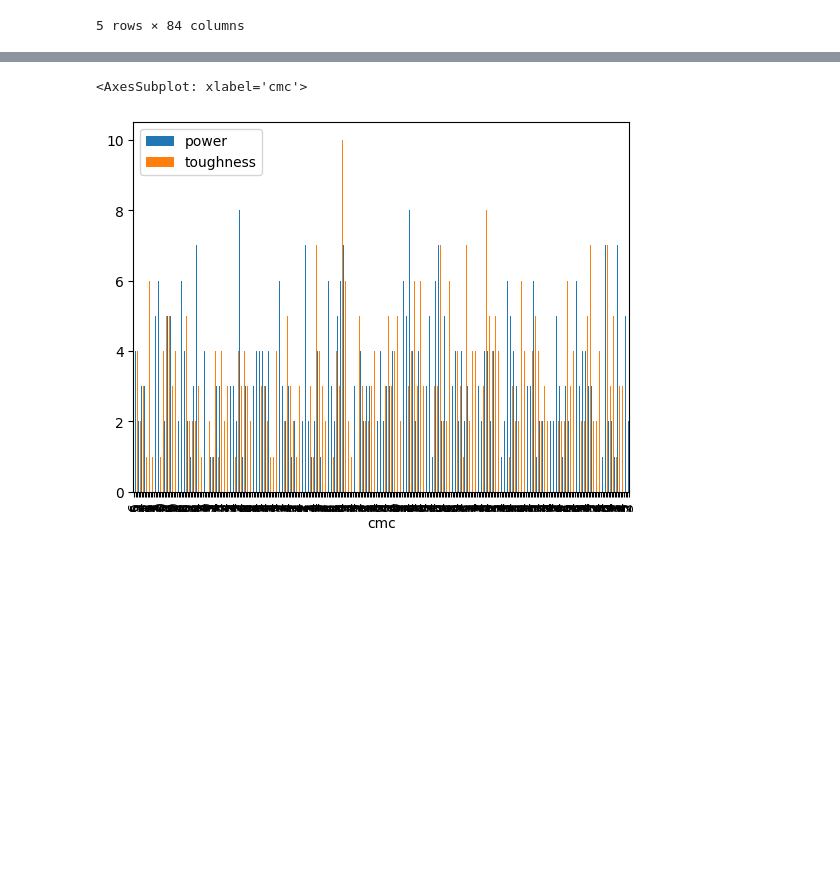
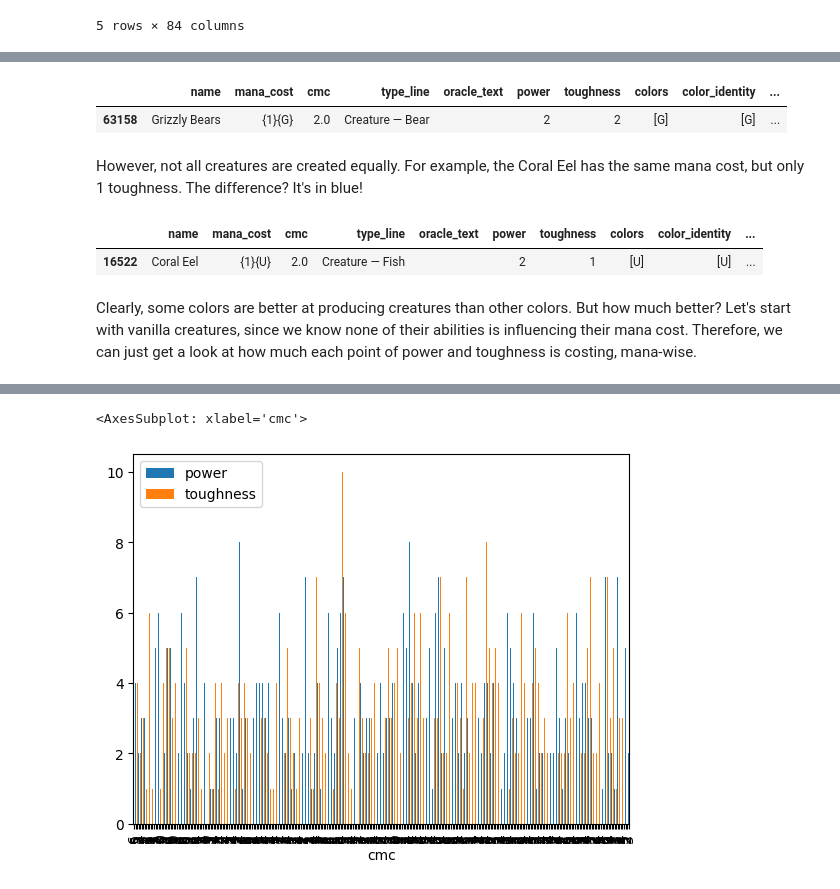
Before and after one commit to Innoviox/mtg-analyzer, a Jupyter notebook: mtganalyzer.ipynb, the cells around one changed output, grey strips where cells are left out. Drawn from its saved outputs; the diff is of its cells as text; code cells hidden in the pictures; blank space fills up the shorter version.

```diff
--- a/mtganalyzer.ipynb
+++ b/mtganalyzer.ipynb
@@ -107,0 +80,2 @@ vanilla_df
+# %%
+df["num_colored_pips"] = df["mana_cost"].apply(lambda mana_cost: len(re.findall("\{[^\d]\}", str(mana_cost))))
@@ -108,3 +98,17 @@ vanilla_df
+# %%
+df[df["name"].str.contains("Grizzly Bears")]
+# %% [output]
+|  | name | mana_cost | cmc | type_line | oracle_text | power | toughness | colors | color_identity | ... |
+| 63158 | Grizzly Bears | {1}{G} | 2.0 | Creature — Bear |  | 2 | 2 | [G] | [G] | ... |
+# %% [markdown]
+However, not all creatures are created equally. For example, the Coral Eel has the same mana cost, but only 1 toughness. The difference? It's in blue!
+# %%
+df[df["name"].str.contains("Coral Eel")]
+# %% [output]
+|  | name | mana_cost | cmc | type_line | oracle_text | power | toughness | colors | color_identity | ... |
+| 16522 | Coral Eel | {1}{U} | 2.0 | Creature — Fish |  | 2 | 1 | [U] | [U] | ... |
+# %% [markdown]
+Clearly, some colors are better at producing creatures than other colors. But how much better? Let's start with vanilla creatures, since we know none of their abilities is influencing their mana cost. Therefore, we can just get a look at how much each point of power and toughness is costing, mana-wise.
 # %%
 vanilla_df = df[df["oracle_text"] == ""]
 vanilla_df = vanilla_df[vanilla_df["type_line"].str.contains("Creature")]
```
Also changed, not shown: parts of 36 cells of this notebook.
